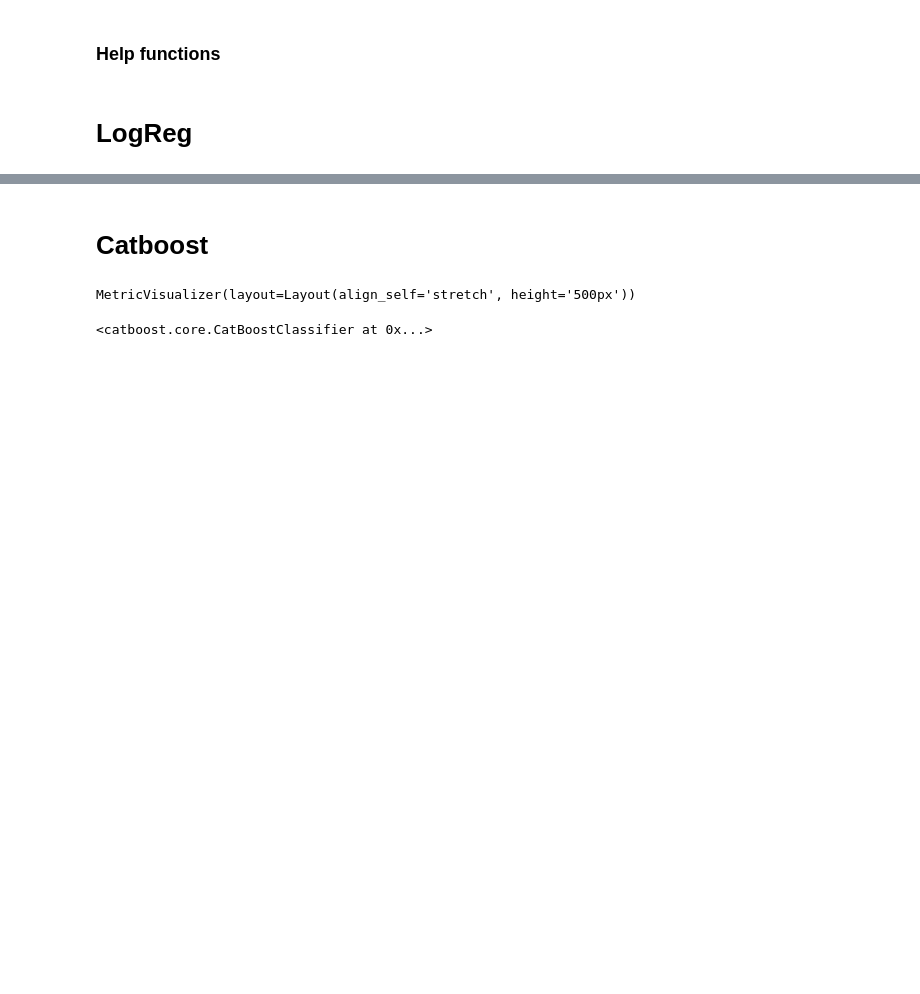
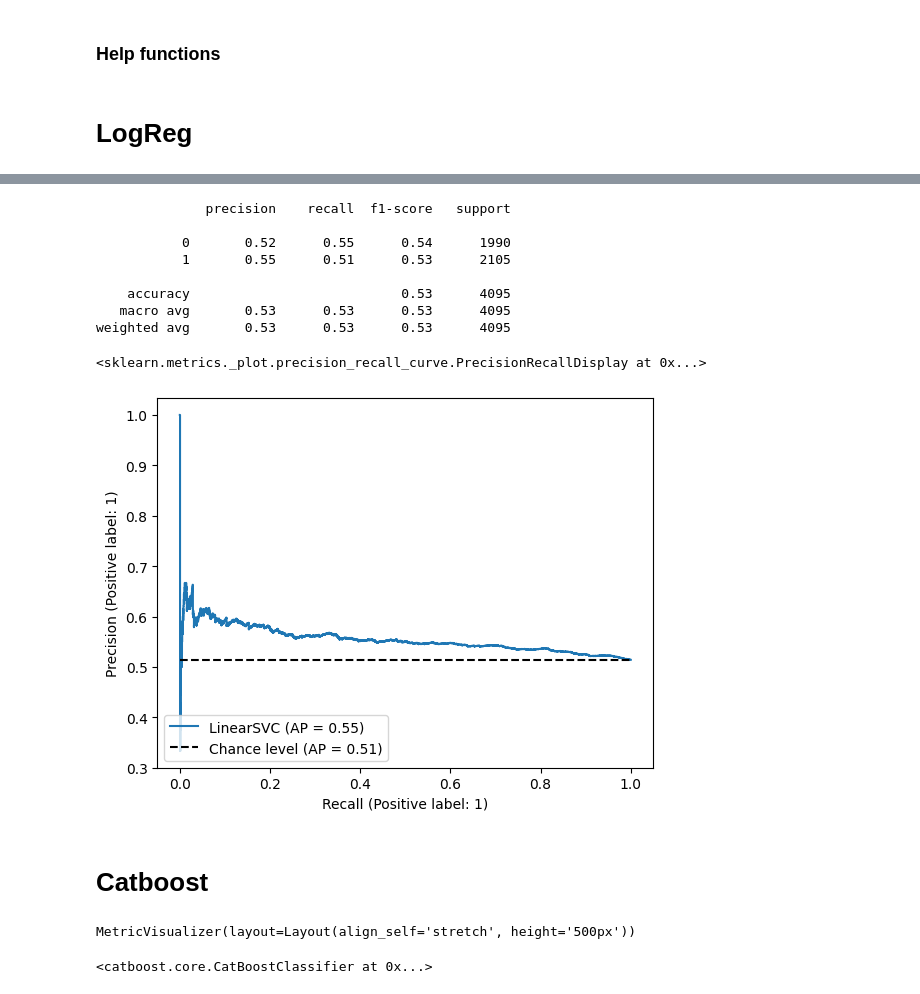
Before and after one commit to LeDron12/SmartDota, a Jupyter notebook: src/experiments/ids_only/ids_only.ipynb, the cells around one changed output, grey strips where cells are left out. Saved outputs shown, nothing was run; the diff lists cells and outputs as text; code cells hidden in the pictures; blank space fills up the shorter version.

```diff
--- a/src/experiments/ids_only/ids_only.ipynb
+++ b/src/experiments/ids_only/ids_only.ipynb
@@ -278,3 +408,28 @@ weighted avg       0.57      0.57      0.56      4741
+# %%
+XXX, yyy = X_test, y_test
+# XXX, yyy = X_val, y_val
+
+preds = logreg_model.predict(XXX)
+probas = logreg_model.predict_proba(XXX)
+
+# plot_prob_hist(probas)
+# compare_results(preds, yyy, XXX)
+print(classification_report(yyy, preds))
+
+sklearn.metrics.PrecisionRecallDisplay.from_estimator(
+    logreg_model, XXX.copy(), yyy.copy(), name="LinearSVC", plot_chance_level=True
+)
+# %% [output]
+              precision    recall  f1-score   support
+
+           0       0.52      0.55      0.54      1990
+           1       0.55      0.51      0.53      2105
+
+    accuracy                           0.53      4095
+   macro avg       0.53      0.53      0.53      4095
+weighted avg       0.53      0.53      0.53      4095
+<sklearn.metrics._plot.precision_recall_curve.PrecisionRecallDisplay at 0x...>
+[figure, added]
 # %% [markdown]
 # Catboost
 # %%
```
Also changed, not shown: parts of 19 cells of this notebook.
